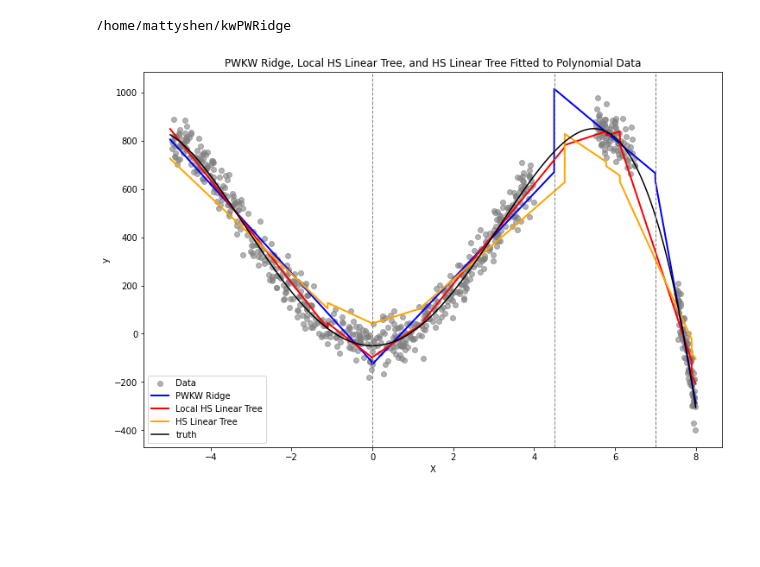
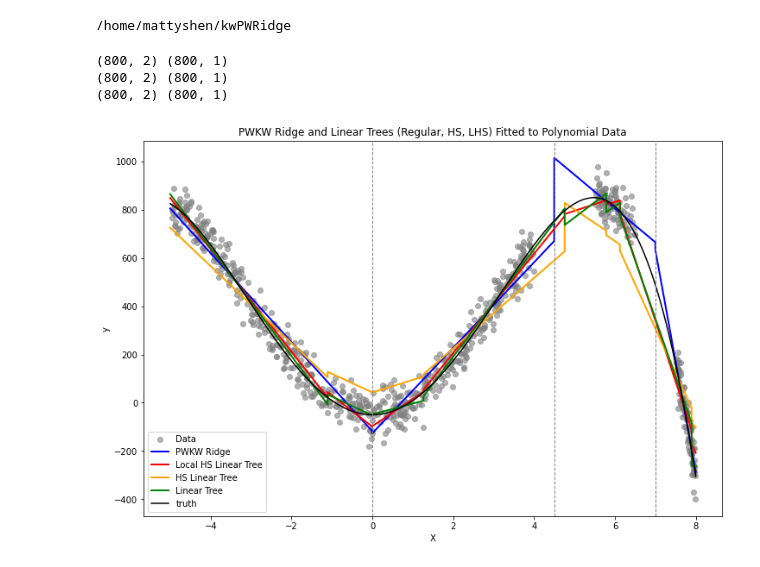
Before and after one commit to mattyshen/kwPWRidge, a Jupyter notebook: simulation_comparison.ipynb, the cells around one changed output. Saved outputs shown, nothing was run; the diff lists cells and outputs as text; code cells hidden in the pictures; blank space fills up the shorter version.

Commit message:
presentation plots

```diff
--- a/simulation_comparison.ipynb
+++ b/simulation_comparison.ipynb
@@ -28,34 +28,40 @@ y_true = true_function(x)
 y_noisy = y_true + np.random.normal(0, 50, size=len(x))
 
 split_points = [0, 4.5, 7]
 
 model = kwPWRidgeRegressor(0.1)
-lt = LinearTree(max_depth = 3, min_r2_gain = 0, alpha = 0.1, lam = 250, depth_shrink= 2)
+lt = LinearTree(max_depth = 3, min_r2_gain = 0, alpha = 0.1, lam = 0, depth_shrink= 0)
+lt_lhs = LinearTree(max_depth = 3, min_r2_gain = 0, alpha = 0.1, lam = 250, depth_shrink= 2)
 lt_hs = LinearTree(max_depth = 3, min_r2_gain = 0, alpha = 0.1, lam = 250, depth_shrink= 0)
 model.fit(x, y_noisy, split_points)
 lt.fit(x.reshape(-1, 1), y_noisy)
+lt_lhs.fit(x.reshape(-1, 1), y_noisy)
 lt_hs.fit(x.reshape(-1, 1), y_noisy)
 
 plt.figure(figsize=(12, 8))
 plt.scatter(x, y_noisy, color='grey', label='Data', alpha=0.6)
 
 space = np.linspace(-5, 8, 10000)
 plt.plot(space, model.predict(space), color='blue', label='PWKW Ridge', linewidth=2)
-plt.plot(space, lt.predict(space.reshape(-1, 1)), color='red', label='Local HS Linear Tree', linewidth=2)
+plt.plot(space, lt_lhs.predict(space.reshape(-1, 1)), color='red', label='Local HS Linear Tree', linewidth=2)
 plt.plot(space, lt_hs.predict(space.reshape(-1, 1)), color='orange', label='HS Linear Tree', linewidth=2)
+plt.plot(space, lt.predict(space.reshape(-1, 1)), color='green', label='Linear Tree', linewidth=2)
 
 
 x_line = np.linspace(-5, 8, 500)
 y_line = true_function(x_line)
 plt.plot(x_line, y_line, color="black", label="truth")
 
 for split in split_points:
     plt.axvline(x=split, color='grey', linestyle='--', linewidth=1)
 plt.xlabel('X')
 plt.ylabel('y')
-plt.title('PWKW Ridge, Local HS Linear Tree, and HS Linear Tree Fitted to Polynomial Data')
+plt.title('PWKW Ridge and Linear Trees (Regular, HS, LHS) Fitted to Polynomial Data')
 plt.legend()
 plt.savefig('figs/simulation_comparison.png')
 plt.show()
 # %% [output]
+(800, 2) (800, 1)
+(800, 2) (800, 1)
+(800, 2) (800, 1)
-[figure, old version]
+[figure, new version]
```
Also changed, not shown: parts of 1 cell of this notebook, 5 other files.
